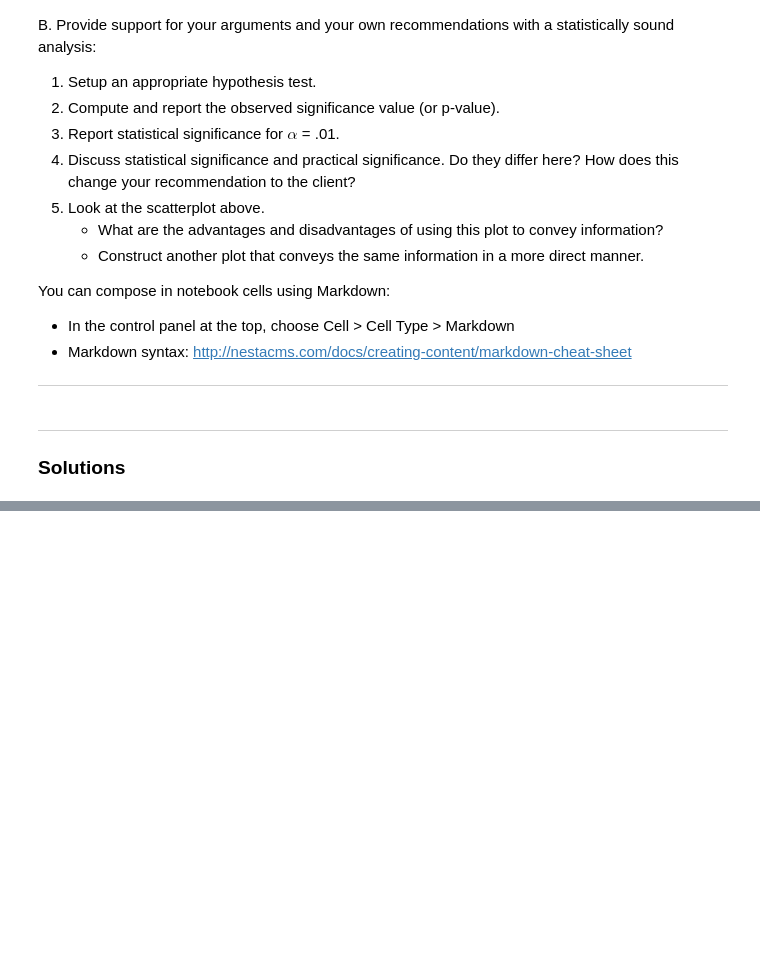
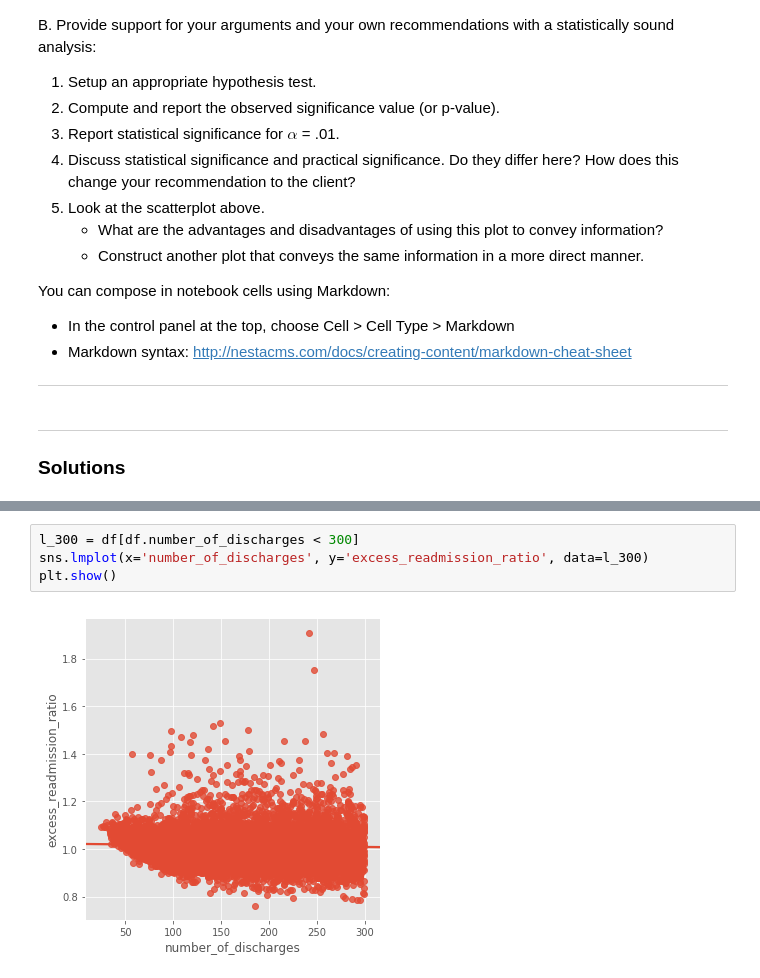
Before and after one commit to franksalas/springboard, a Jupyter notebook: Exploratory_Data_Analysis_Projects/hospital_readmit/sliderule_dsi_inferential_statistics_exercise_3.ipynb, the cells around one changed output, grey strips where cells are left out. Cells and saved outputs as stored; diff of their text form; blank space fills up the shorter version.

```diff
--- a/Exploratory_Data_Analysis_Projects/hospital_readmit/sliderule_dsi_inferential_statistics_exercise_3.ipynb
+++ b/Exploratory_Data_Analysis_Projects/hospital_readmit/sliderule_dsi_inferential_statistics_exercise_3.ipynb
@@ -212,0 +250,6 @@ clean_hospital_read_df['Excess Readmission Ratio'][clean_hospital_read_df['Numbe
+# %%
+l_300 = df[df.number_of_discharges < 300]
+sns.lmplot(x='number_of_discharges', y='excess_readmission_ratio', data=l_300)
+plt.show()
+# %% [output]
+[figure, added]
```
Also changed, not shown: parts of 33 cells of this notebook, 3 other files.
